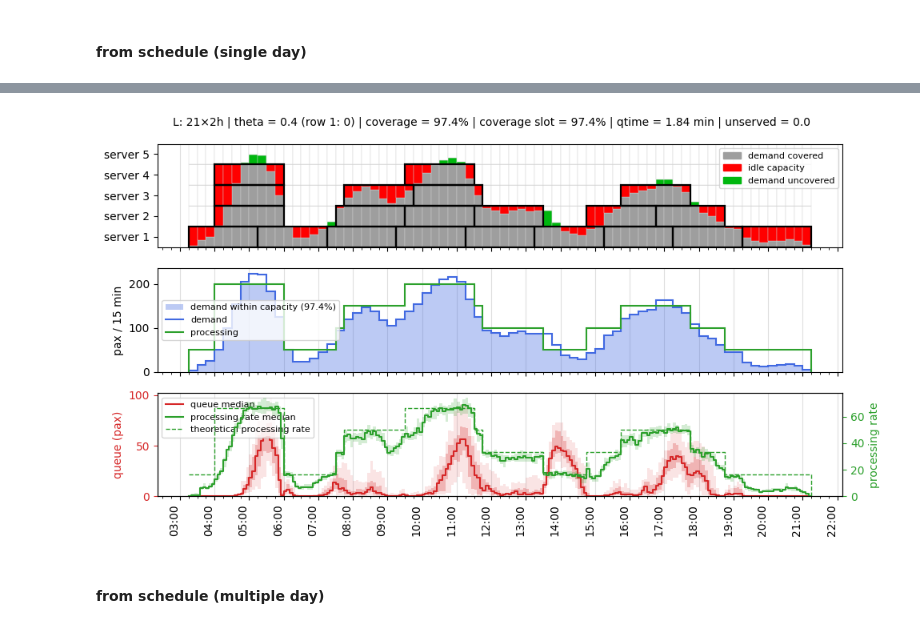
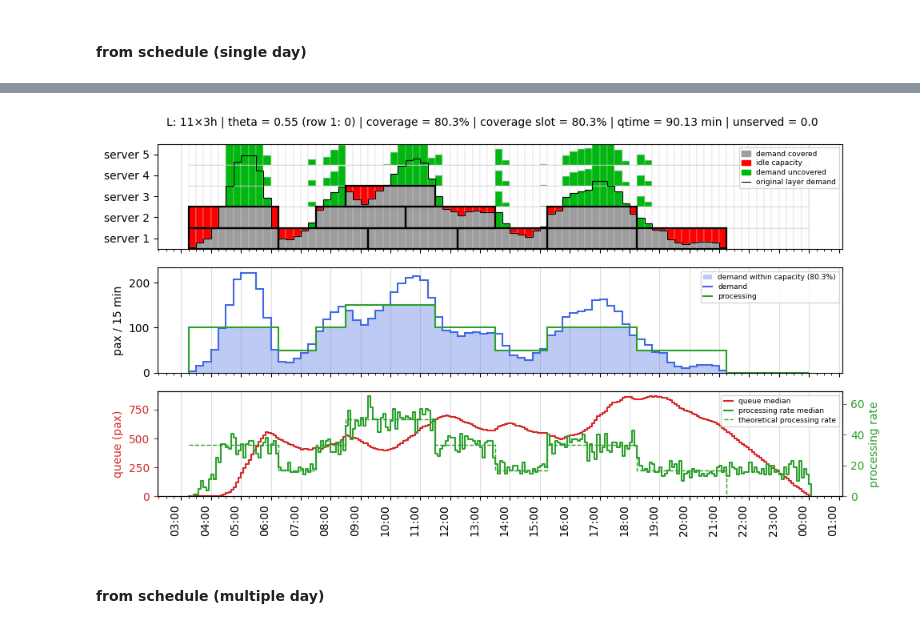
Before and after one commit to ZanchiLorenzo/security_paper, a Jupyter notebook: Tester FLR security.ipynb, the cells around one changed output, grey strips where cells are left out. Cells and saved outputs as stored; diff of their text form; code cells hidden in the pictures.

```diff
--- a/Tester FLR security.ipynb
+++ b/Tester FLR security.ipynb
@@ -1629,18 +1422,18 @@ server_registry = preprocessing.build_processing_params_by_server(registry)
 # %%
-arrivals= security_class.expected_arrivals(flight_demand)
-planner = security_class.SecurityPlanner(arrivals, server_registry)
+lengths = [3]
+theta = 0.55
+K_total = 100
+length_totals = {3: 25}
 
-lengths=[2]
-length_totals={}
-K_total=1000
-
-res = planner.run_multi(lengths=lengths, length_totals=length_totals, theta=0.4, K_total=K_total, theta_first=0)
+arrivals= samplers.expected_arrivals(flight_demand)
+planner = security_class.SecurityPlanner(arrivals=arrivals, server_registry=server_registry)
+res = planner.run(lengths=lengths, theta=theta, K_total=K_total, length_totals=length_totals, theta_first=0)
 
 classe2= security_class.SecuritySimulator(
     flight_demand=flight_demand,
     intervals=utils.server_schedule_to_intervals(res.server_schedule),
     server_registry=server_registry)
-sim_results = classe2.run(n_scenarios=30, n_workers=4, timebin=5, base_seed=base_seed)
+sim_results = classe2.run(n_scenarios=1, n_workers=4, timebin=5, base_seed=base_seed)
 
 plotutils.plot_allocation(res, df_timeline=sim_results.df_timeline, df_kpis=sim_results.df_kpis)
 # %% [output]
@@ -1649,4 +1442,4 @@ plotutils.plot_allocation(res, df_timeline=sim_results.df_timeline, df_kpis=sim_
-[figure, old version]
+[figure, new version]
 # %% [markdown]
 #### from schedule (multiple day)
 # %%
```
Also changed, not shown: parts of 14 cells of this notebook, 7 other files.
